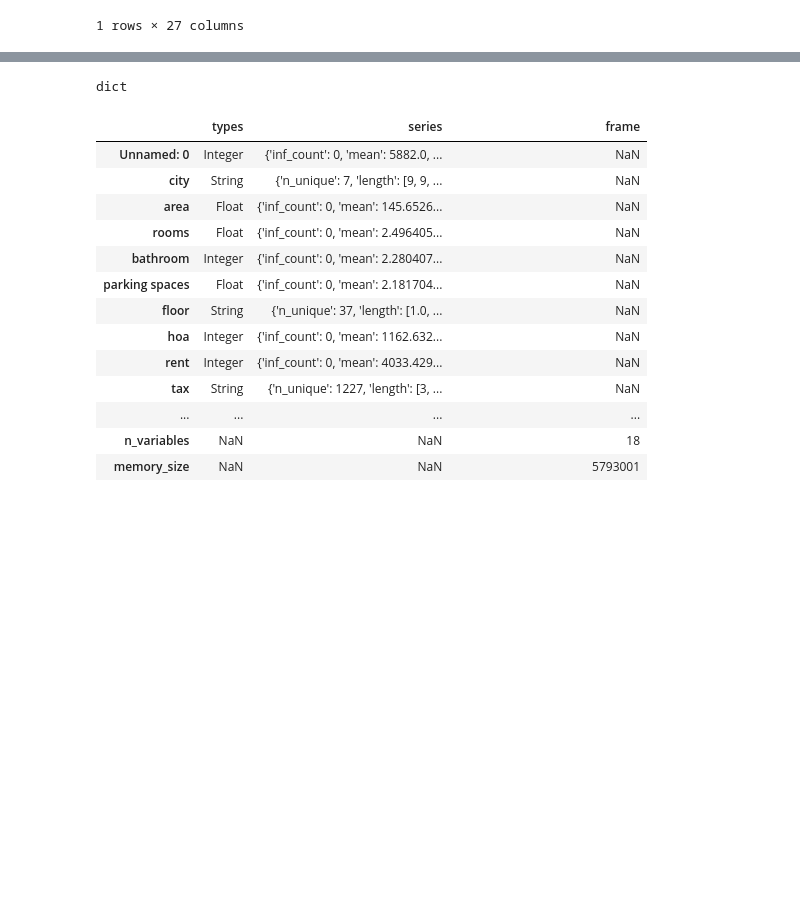
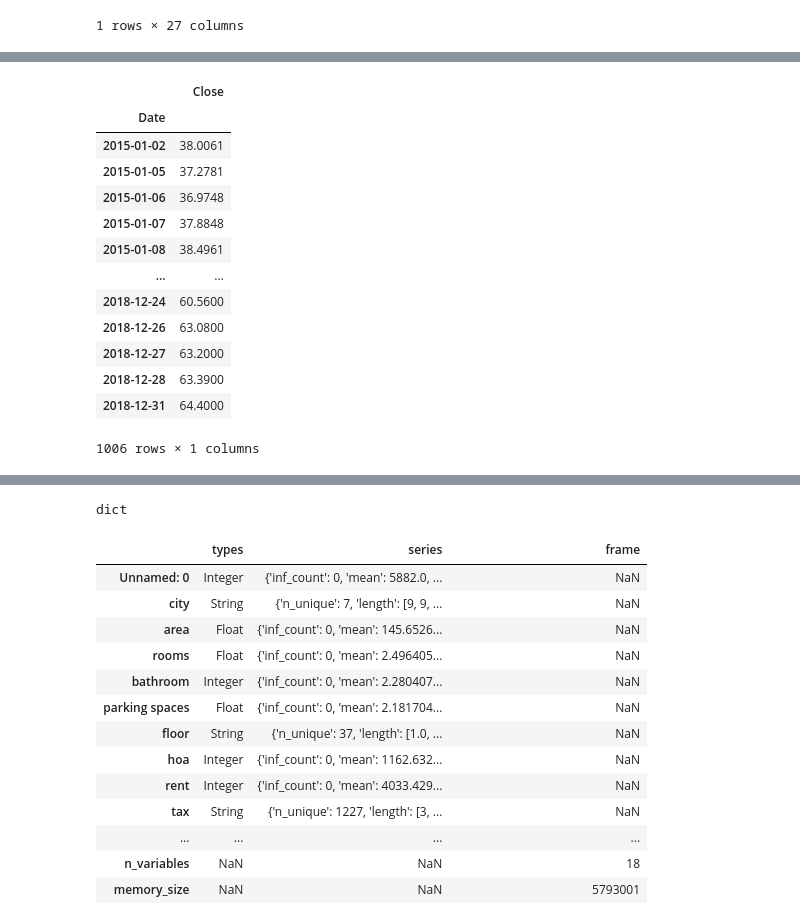
Before and after one commit to guilourenzo/mba-usp, a Jupyter notebook: procura_lib.ipynb, the cells around one changed output, grey strips where cells are left out. Drawn from its saved outputs; the diff is of its cells as text; code cells hidden in the pictures; blank space fills up the shorter version.

```diff
--- a/procura_lib.ipynb
+++ b/procura_lib.ipynb
@@ -58,0 +105,18 @@ df = pd.read_csv('houses_to_rent_mba4.csv')
+# %%
+a = covid[['Close']]
+a
+# %% [output]
+|  | Close |
+| Date |  |
+| 2015-01-02 | 38.0061 |
+| 2015-01-05 | 37.2781 |
+| 2015-01-06 | 36.9748 |
+| 2015-01-07 | 37.8848 |
+| 2015-01-08 | 38.4961 |
+| ... | ... |
+| 2018-12-24 | 60.5600 |
+| 2018-12-26 | 63.0800 |
+| 2018-12-27 | 63.2000 |
+| 2018-12-28 | 63.3900 |
+| 2018-12-31 | 64.4000 |
+1006 rows × 1 columns
```
Also changed, not shown: parts of 17 cells of this notebook, 1 other file.
